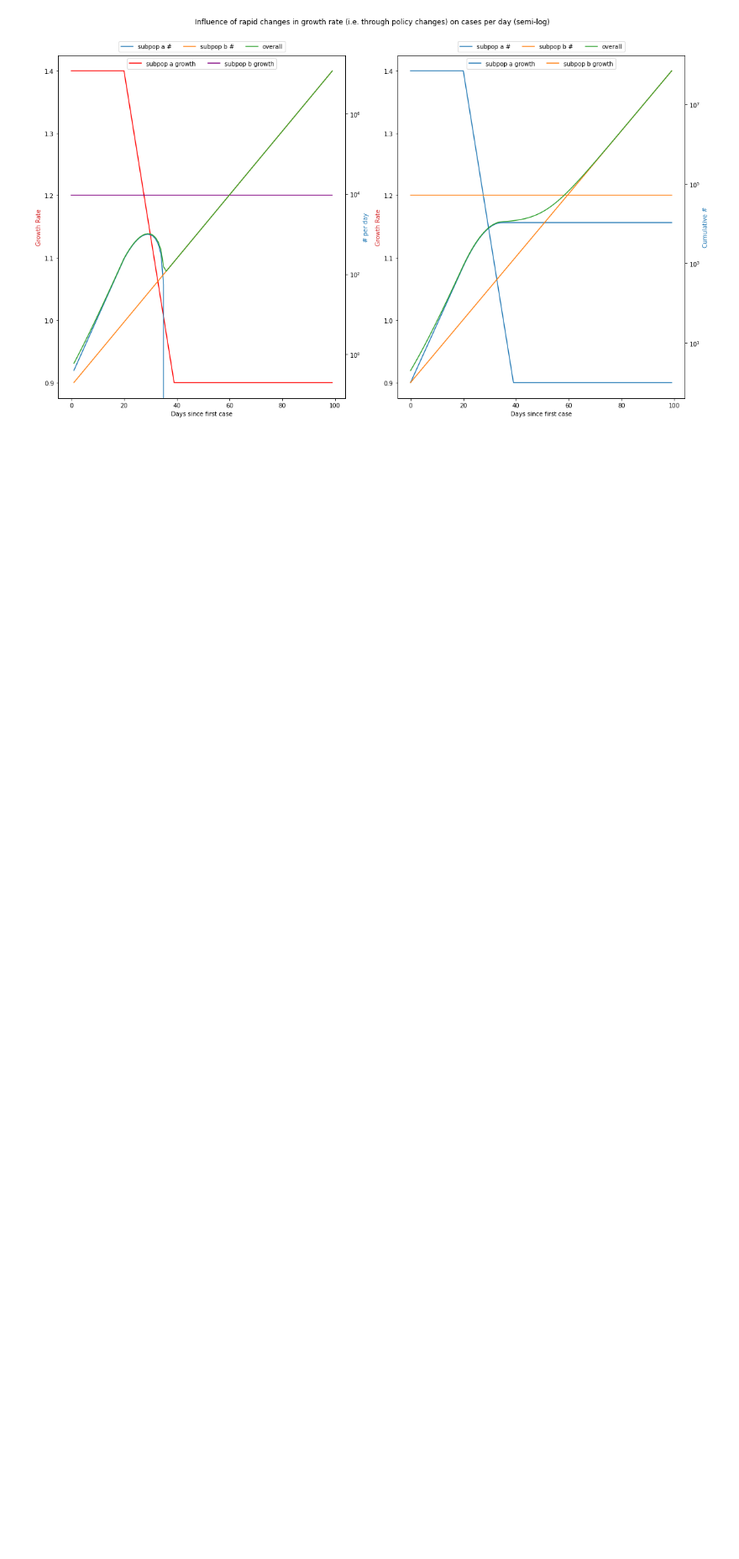
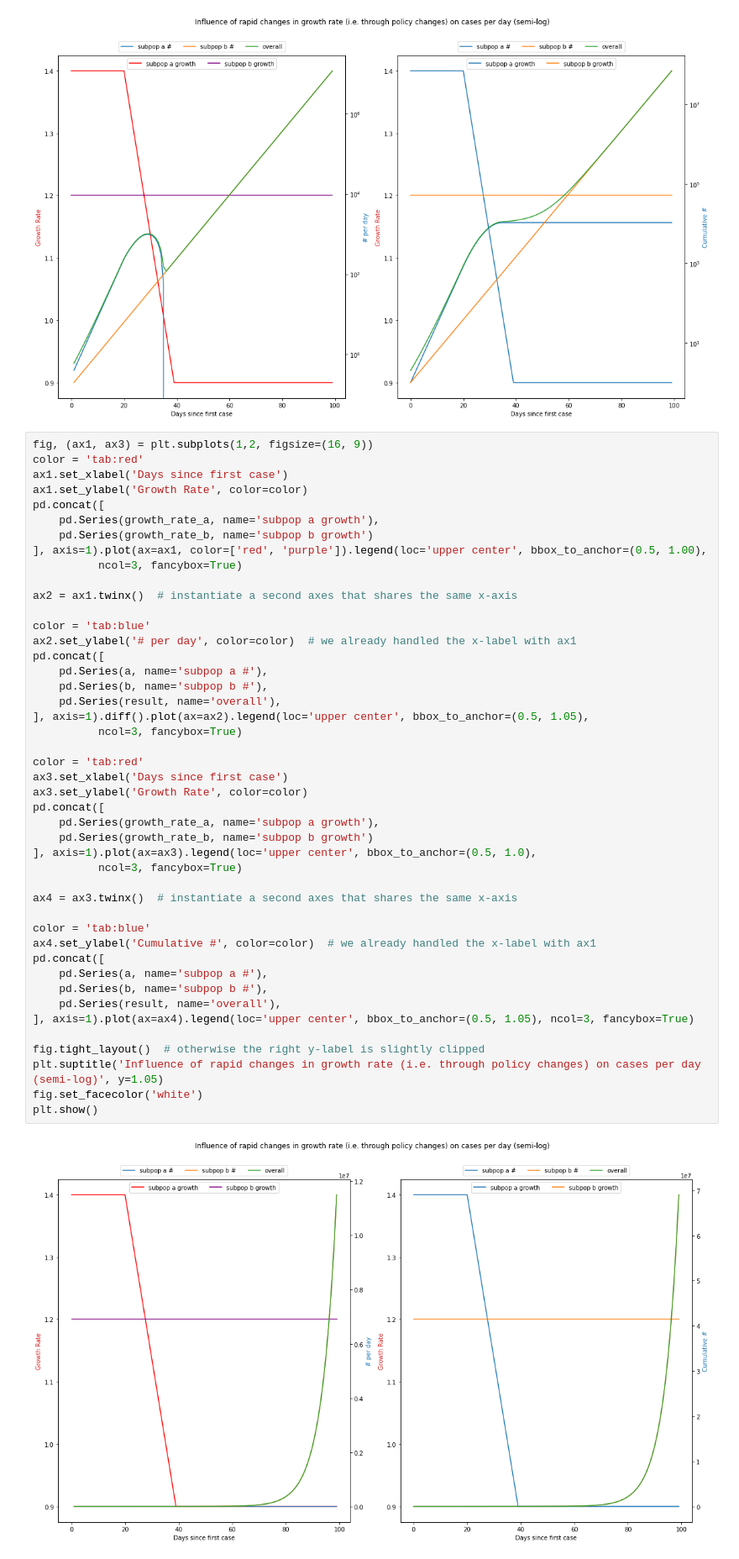
Before and after one commit to epi-center/planning, a Jupyter notebook: communication/growth_rate_dips.ipynb, the cells around one changed output. Shown at 84% size. Saved outputs shown, nothing was run; the diff lists cells and outputs as text; blank space fills up the shorter version.

Commit message:
Regen graphs

```diff
--- a/communication/growth_rate_dips.ipynb
+++ b/communication/growth_rate_dips.ipynb
@@ -160,3 +160,50 @@ fig.set_facecolor('white')
 plt.show()
 # %% [output]
 [figure]
+# %%
+fig, (ax1, ax3) = plt.subplots(1,2, figsize=(16, 9))
+color = 'tab:red'
+ax1.set_xlabel('Days since first case')
+ax1.set_ylabel('Growth Rate', color=color)
+pd.concat([
+    pd.Series(growth_rate_a, name='subpop a growth'),
+    pd.Series(growth_rate_b, name='subpop b growth')
+], axis=1).plot(ax=ax1, color=['red', 'purple']).legend(loc='upper center', bbox_to_anchor=(0.5, 1.00),
+          ncol=3, fancybox=True)
+
+ax2 = ax1.twinx()  # instantiate a second axes that shares the same x-axis
+
+color = 'tab:blue'
+ax2.set_ylabel('# per day', color=color)  # we already handled the x-label with ax1
+pd.concat([
+    pd.Series(a, name='subpop a #'),
+    pd.Series(b, name='subpop b #'),
+    pd.Series(result, name='overall'),
+], axis=1).diff().plot(ax=ax2).legend(loc='upper center', bbox_to_anchor=(0.5, 1.05),
+          ncol=3, fancybox=True)
+
+color = 'tab:red'
+ax3.set_xlabel('Days since first case')
+ax3.set_ylabel('Growth Rate', color=color)
+pd.concat([
+    pd.Series(growth_rate_a, name='subpop a growth'),
+    pd.Series(growth_rate_b, name='subpop b growth')
+], axis=1).plot(ax=ax3).legend(loc='upper center', bbox_to_anchor=(0.5, 1.0),
+          ncol=3, fancybox=True)
+
+ax4 = ax3.twinx()  # instantiate a second axes that shares the same x-axis
+
+color = 'tab:blue'
+ax4.set_ylabel('Cumulative #', color=color)  # we already handled the x-label with ax1
+pd.concat([
+    pd.Series(a, name='subpop a #'),
+    pd.Series(b, name='subpop b #'),
+    pd.Series(result, name='overall'),
+], axis=1).plot(ax=ax4).legend(loc='upper center', bbox_to_anchor=(0.5, 1.05), ncol=3, fancybox=True)
+
+fig.tight_layout()  # otherwise the right y-label is slightly clipped
+plt.suptitle('Influence of rapid changes in growth rate (i.e. through policy changes) on cases per day (semi-log)', y=1.05)
+fig.set_facecolor('white')
+plt.show()
+# %% [output]
+[figure, added]
```
